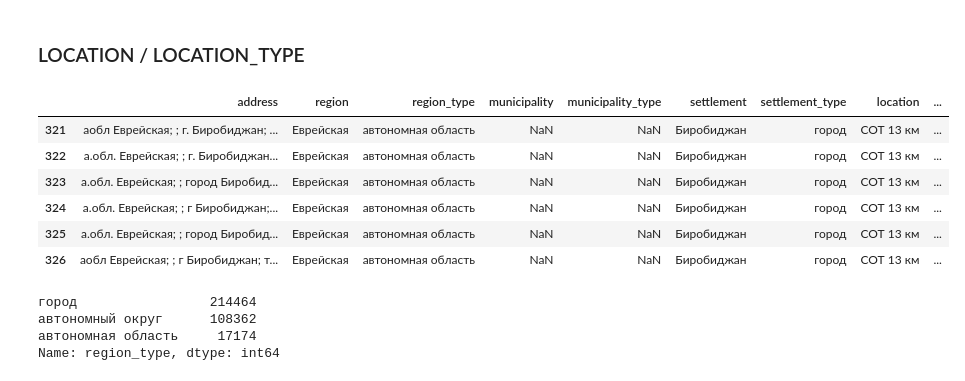
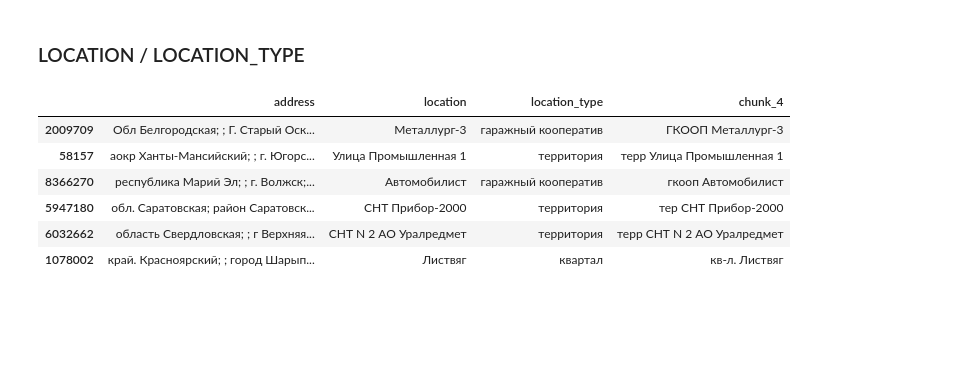
Before and after one commit to hekaido/rucode_7.0, a Jupyter notebook: C/ner.ipynb, the cells around one changed output. Cells and saved outputs as stored; diff of their text form; code cells hidden in the pictures; blank space fills up the shorter version.

```diff
--- a/C/ner.ipynb
+++ b/C/ner.ipynb
@@ -31,7 +31,7 @@ df_test = pd.read_csv(TEST_PATH, encoding='windows-1251')
 df_test[[f'chunk_{i + 1}' for i in range(7)]] = df_test['address'].str.split(';', expand=True)
 df_test['chunk_4'].value_counts()
 '''
-df = pd.read_csv(TRAIN_PATH, nrows=340000, encoding='windows-1251', low_memory=False)
+df = pd.read_csv(TRAIN_PATH, nrows=10000000, encoding='windows-1251', low_memory=False)
 # %%
 df.sample(4)
 # %% [output]
@@ -145,21 +274,17 @@ AttributeError: 'NoneType' object has no attribute 'group'
 ### LOCATION / LOCATION_TYPE
 # %%
 #location
-location_df = df[df['location'].notna()]
+location_df = df[df['location'].notna()][['address', 'location', 'location_type', 'chunk_4']]
 # %%
-location_df.head(6)
+location_df.sample(6)
 # %% [output]
-|  | address | region | region_type | municipality | municipality_type | settlement | settlement_type | location | ... |
-| 321 | аобл Еврейская; ; г. Биробиджан; ... | Еврейская | автономная область | NaN | NaN | Биробиджан | город | СОТ 13 км | ... |
-| 322 | а.обл. Еврейская; ; г. Биробиджан... | Еврейская | автономная область | NaN | NaN | Биробиджан | город | СОТ 13 км | ... |
-| 323 | а.обл. Еврейская; ; город Биробид... | Еврейская | автономная область | NaN | NaN | Биробиджан | город | СОТ 13 км | ... |
-| 324 | а.обл. Еврейская; ; г Биробиджан;... | Еврейская | автономная область | NaN | NaN | Биробиджан | город | СОТ 13 км | ... |
-| 325 | а.обл. Еврейская; ; город Биробид... | Еврейская | автономная область | NaN | NaN | Биробиджан | город | СОТ 13 км | ... |
-| 326 | аобл Еврейская; ; г Биробиджан; т... | Еврейская | автономная область | NaN | NaN | Биробиджан | город | СОТ 13 км | ... |
+|  | address | location | location_type | chunk_4 |
+| 2009709 | Обл Белгородская; ; Г. Старый Оск... | Металлург-3 | гаражный кооператив | ГКООП Металлург-3 |
+| 58157 | аокр Ханты-Мансийский; ; г. Югорс... | Улица Промышленная 1 | территория | терр Улица Промышленная 1 |
+| 8366270 | республика Марий Эл; ; г. Волжск;... | Автомобилист | гаражный кооператив | гкооп Автомобилист |
+| 5947180 | обл. Саратовская; район Саратовск... | СНТ Прибор-2000 | территория | тер СНТ Прибор-2000 |
+| 6032662 | область Свердловская; ; г Верхняя... | СНТ N 2 АО Уралредмет | территория | терр СНТ N 2 АО Уралредмет |
+| 1078002 | край. Красноярский; ; город Шарып... | Листвяг | квартал | кв-л. Листвяг |
 # %%
-df['region_type'].value_counts()
+#Треш) Будем искать паттерны автоматом
+location_types = location_df['location_type'].unique().tolist()
-# %% [output]
-город                 214464
-автономный округ      108362
-автономная область     17174
-Name: region_type, dtype: int64
```
Also changed, not shown: parts of 44 cells of this notebook.
